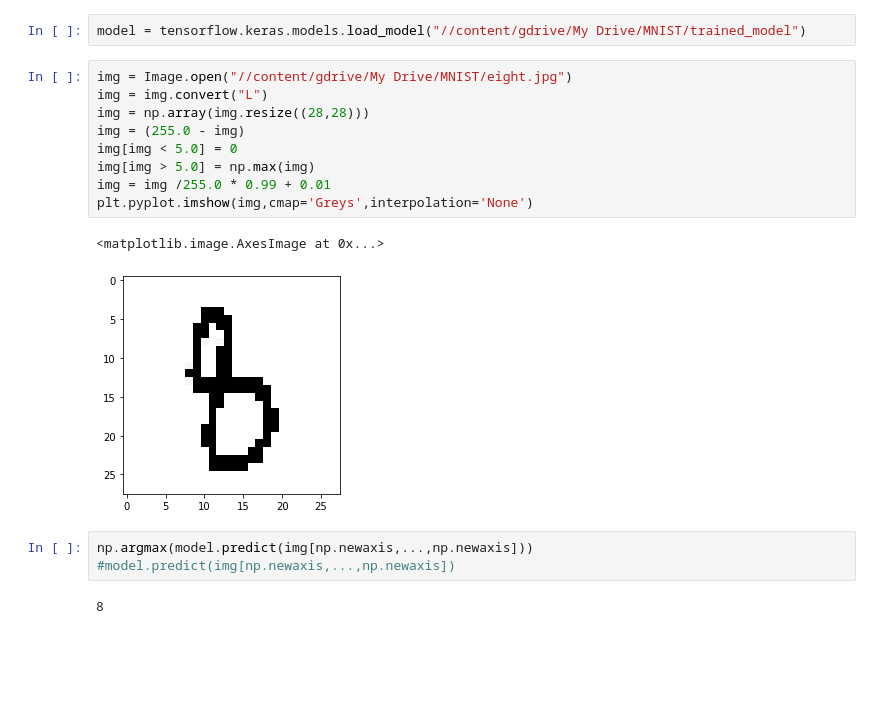
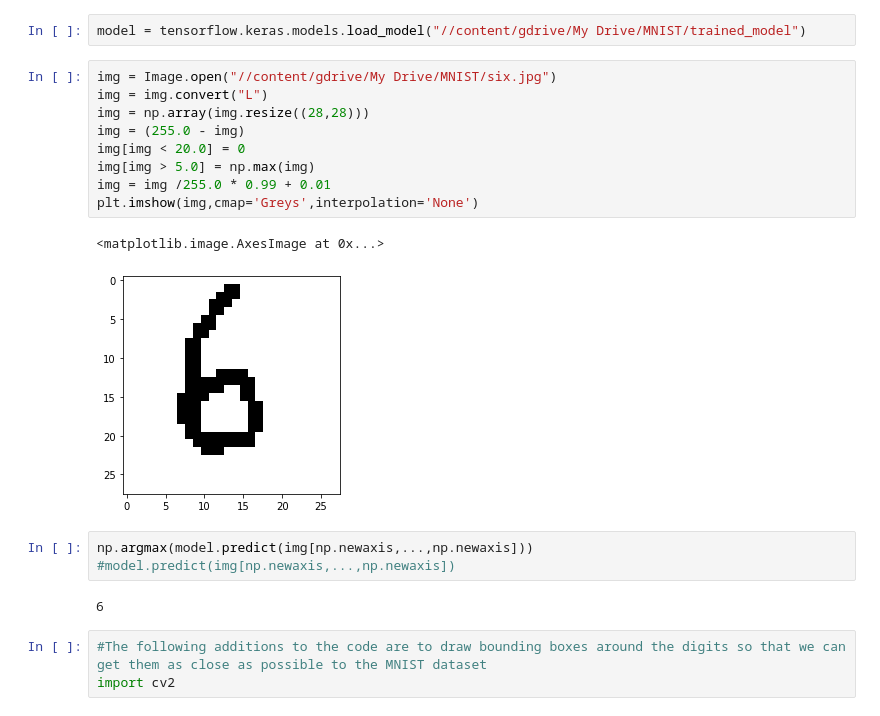
Before and after one commit to rajeshvalluri/MNIST_TF, a Jupyter notebook: MNIST_TF.ipynb, the cells around one changed output. Cells and saved outputs as stored; diff of their text form; blank space fills up the shorter version.

```diff
--- a/MNIST_TF.ipynb
+++ b/MNIST_TF.ipynb
@@ -160,19 +164,22 @@ Requirement already satisfied: pillow in /usr/local/lib/python3.6/dist-packages
 # %%
 model = tensorflow.keras.models.load_model("//content/gdrive/My Drive/MNIST/trained_model")
 # %%
-img = Image.open("//content/gdrive/My Drive/MNIST/eight.jpg")
+img = Image.open("//content/gdrive/My Drive/MNIST/six.jpg")
 img = img.convert("L")
 img = np.array(img.resize((28,28)))
 img = (255.0 - img)
-img[img < 5.0] = 0
+img[img < 20.0] = 0
 img[img > 5.0] = np.max(img)
 img = img /255.0 * 0.99 + 0.01
-plt.pyplot.imshow(img,cmap='Greys',interpolation='None')
+plt.imshow(img,cmap='Greys',interpolation='None')
 # %% [output]
 <matplotlib.image.AxesImage at 0x...>
-[figure, old version]
+[figure, new version]
 # %%
 np.argmax(model.predict(img[np.newaxis,...,np.newaxis]))
 #model.predict(img[np.newaxis,...,np.newaxis])
 # %% [output]
-8
+6
+# %%
+#The following additions to the code are to draw bounding boxes around the digits so that we can get them as close as possible to the MNIST dataset
+import cv2
```
Also changed, not shown: parts of 8 cells of this notebook.
